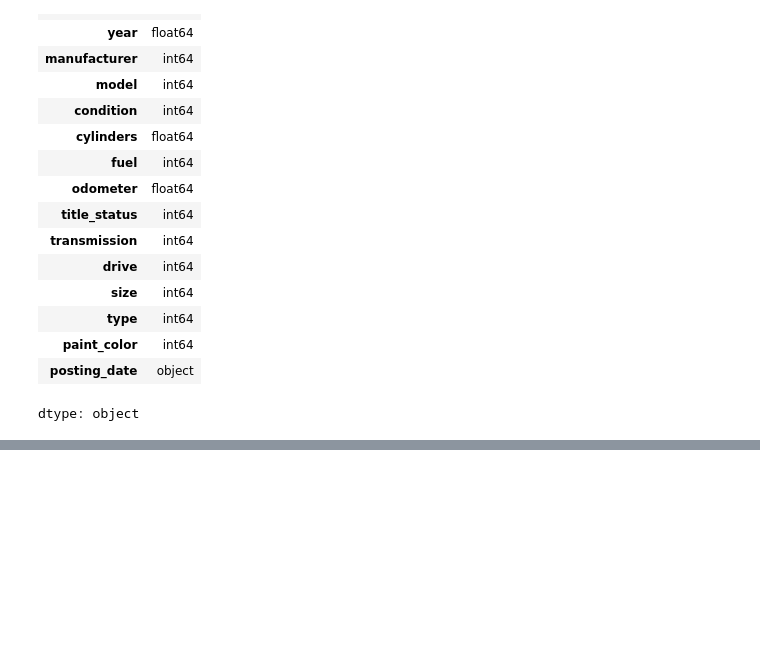
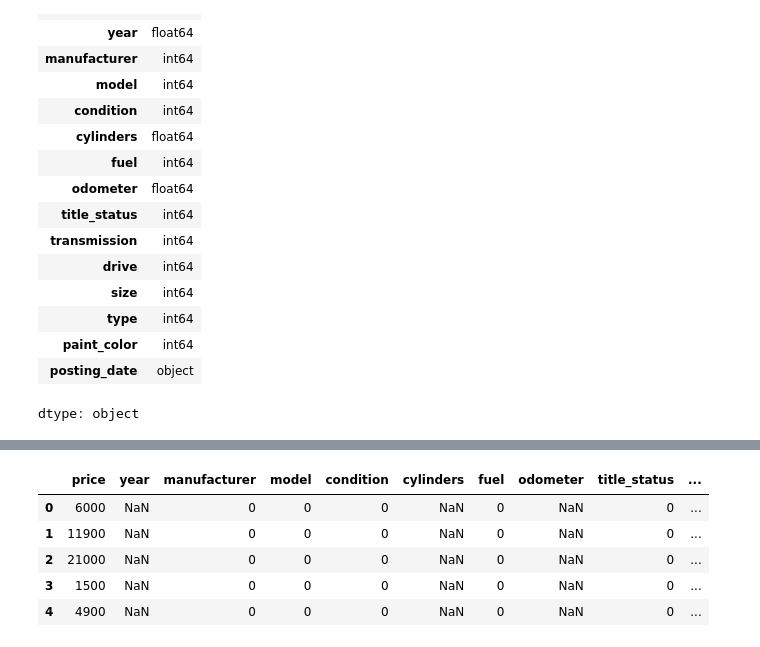
Before and after one commit to tsal4/data2000_labs, a Jupyter notebook: labs/040_linear-models-lab.ipynb, the cells around one changed output, grey strips where cells are left out. Drawn from its saved outputs; the diff is of its cells as text; code cells hidden in the pictures; blank space fills up the shorter version.

```diff
--- a/labs/040_linear-models-lab.ipynb
+++ b/labs/040_linear-models-lab.ipynb
@@ -466,0 +513,9 @@ dtype: object
+# %%
+data.head()
+# %% [output]
+|  | price | year | manufacturer | model | condition | cylinders | fuel | odometer | title_status | ... |
+| 0 | 6000 | NaN | 0 | 0 | 0 | NaN | 0 | NaN | 0 | ... |
+| 1 | 11900 | NaN | 0 | 0 | 0 | NaN | 0 | NaN | 0 | ... |
+| 2 | 21000 | NaN | 0 | 0 | 0 | NaN | 0 | NaN | 0 | ... |
+| 3 | 1500 | NaN | 0 | 0 | 0 | NaN | 0 | NaN | 0 | ... |
+| 4 | 4900 | NaN | 0 | 0 | 0 | NaN | 0 | NaN | 0 | ... |
```
Also changed, not shown: parts of 8 cells of this notebook.
